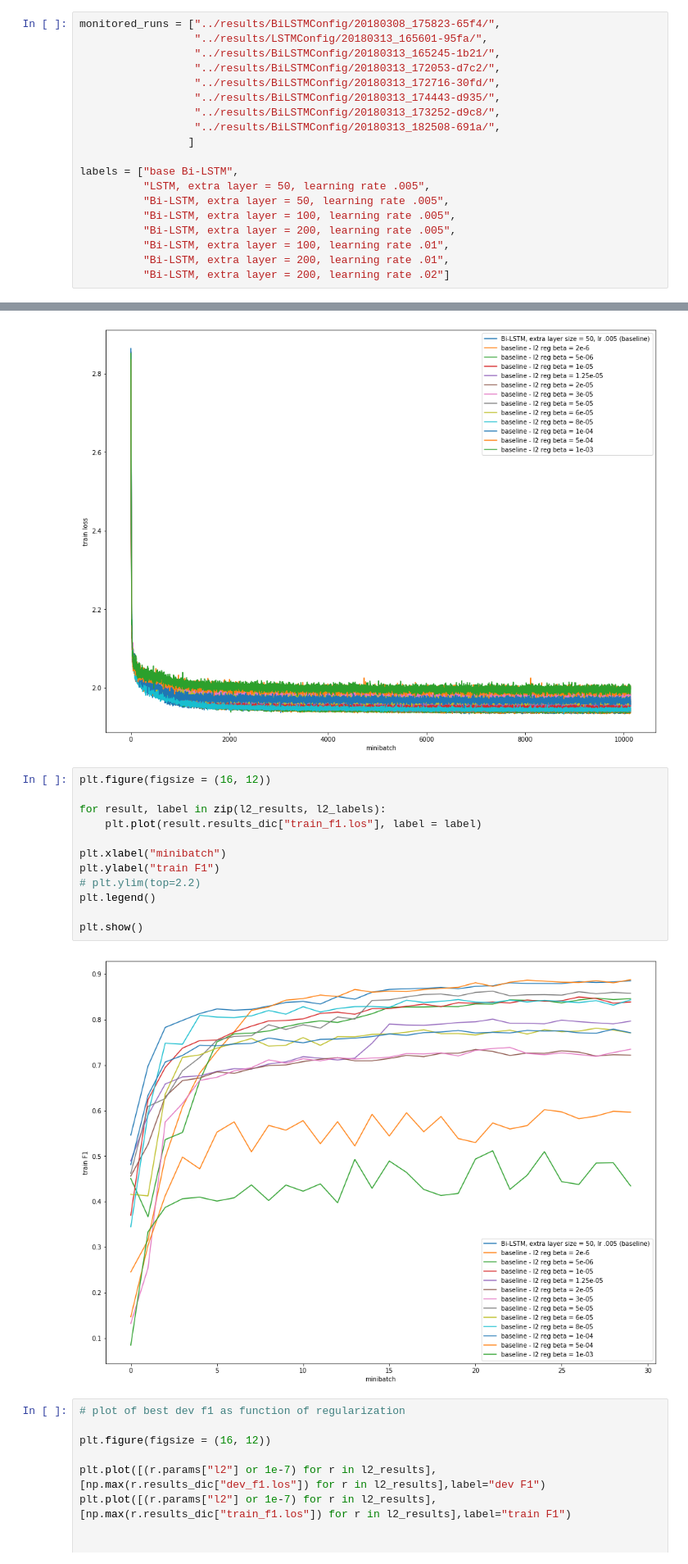
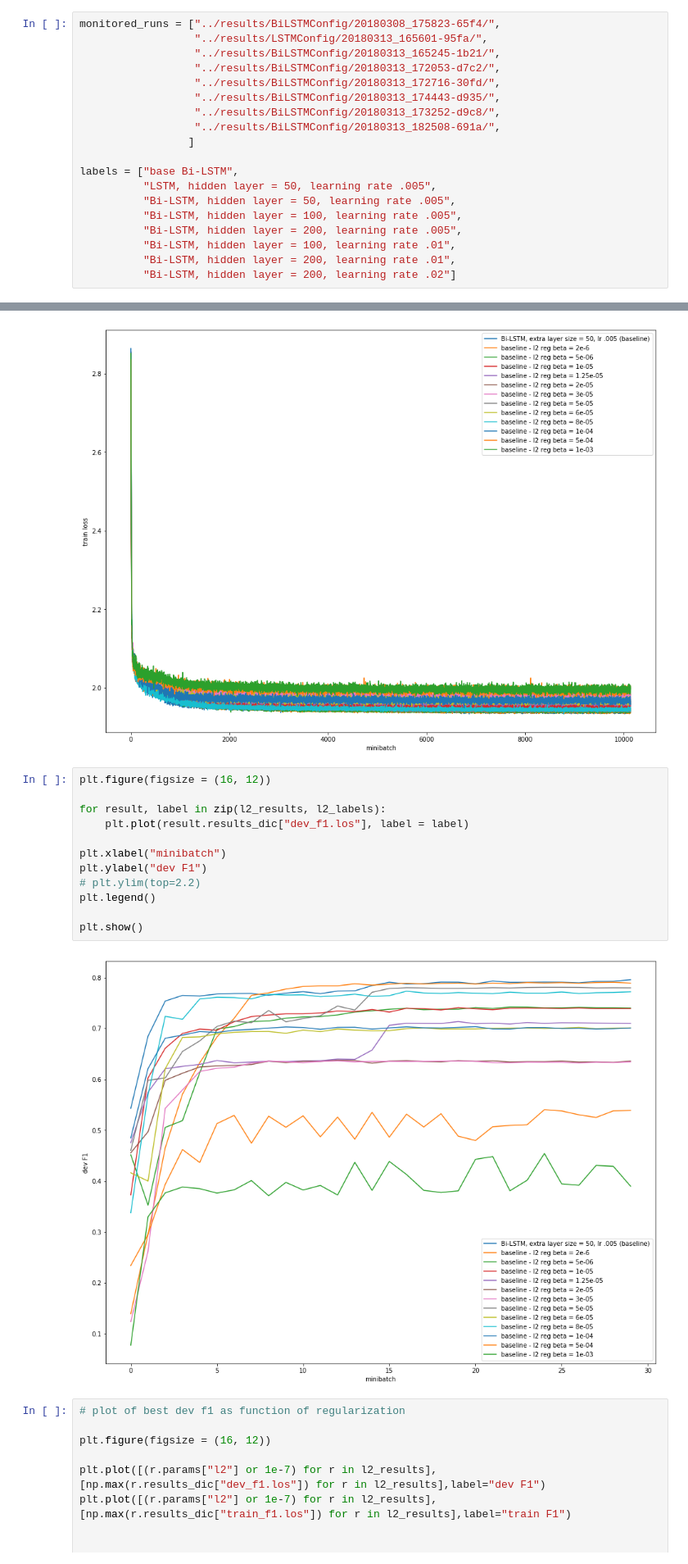
Before and after one commit to vincentbillaut/neuralNER, a Jupyter notebook: notebooks/VisualizeRuns.ipynb, the cells around one changed output, grey strips where cells are left out. Shown at 82% size. Saved outputs shown, nothing was run; the diff lists cells and outputs as text.

```diff
--- a/notebooks/VisualizeRuns.ipynb
+++ b/notebooks/VisualizeRuns.ipynb
@@ -16,13 +16,13 @@ monitored_runs = ["../results/BiLSTMConfig/20180308_175823-65f4/",
                  ]
 
 labels = ["base Bi-LSTM",
-          "LSTM, extra layer = 50, learning rate .005",
-          "Bi-LSTM, extra layer = 50, learning rate .005",
-          "Bi-LSTM, extra layer = 100, learning rate .005",
-          "Bi-LSTM, extra layer = 200, learning rate .005",
-          "Bi-LSTM, extra layer = 100, learning rate .01",
-          "Bi-LSTM, extra layer = 200, learning rate .01",
-          "Bi-LSTM, extra layer = 200, learning rate .02"]
+          "LSTM, hidden layer = 50, learning rate .005",
+          "Bi-LSTM, hidden layer = 50, learning rate .005",
+          "Bi-LSTM, hidden layer = 100, learning rate .005",
+          "Bi-LSTM, hidden layer = 200, learning rate .005",
+          "Bi-LSTM, hidden layer = 100, learning rate .01",
+          "Bi-LSTM, hidden layer = 200, learning rate .01",
+          "Bi-LSTM, hidden layer = 200, learning rate .02"]
 # %%
 class RunResult(object):
     def load_los_file(self, filename):
@@ -152,17 +170,17 @@ plt.show()
 # %%
 plt.figure(figsize = (16, 12))
 
 for result, label in zip(l2_results, l2_labels):
-    plt.plot(result.results_dic["train_f1.los"], label = label)
+    plt.plot(result.results_dic["dev_f1.los"], label = label)
 
 plt.xlabel("minibatch")
-plt.ylabel("train F1")
+plt.ylabel("dev F1")
 # plt.ylim(top=2.2)
 plt.legend()
 
 plt.show()
 # %% [output]
-[figure, old version]
+[figure, new version]
 # %%
 # plot of best dev f1 as function of regularization
 
```
Also changed, not shown: parts of 7 cells of this notebook, 2 other files.
